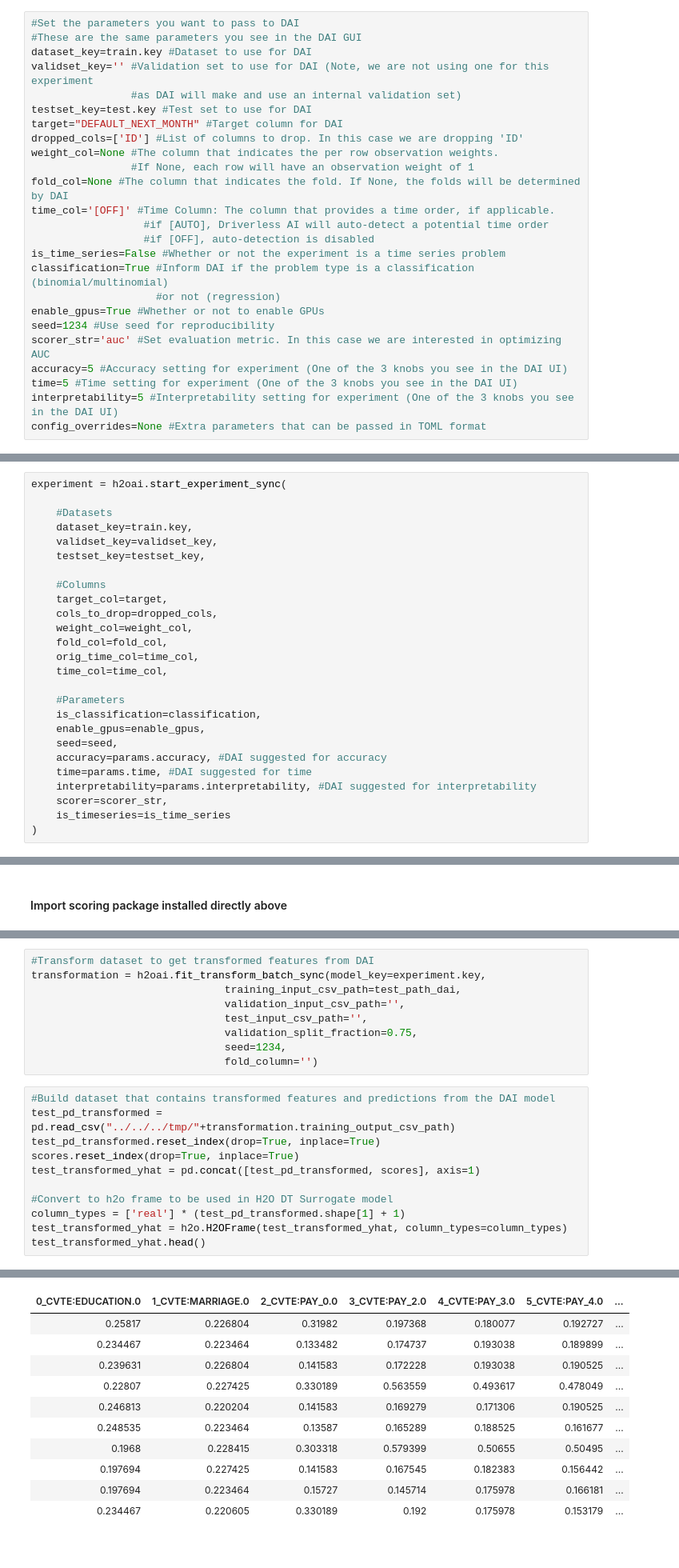
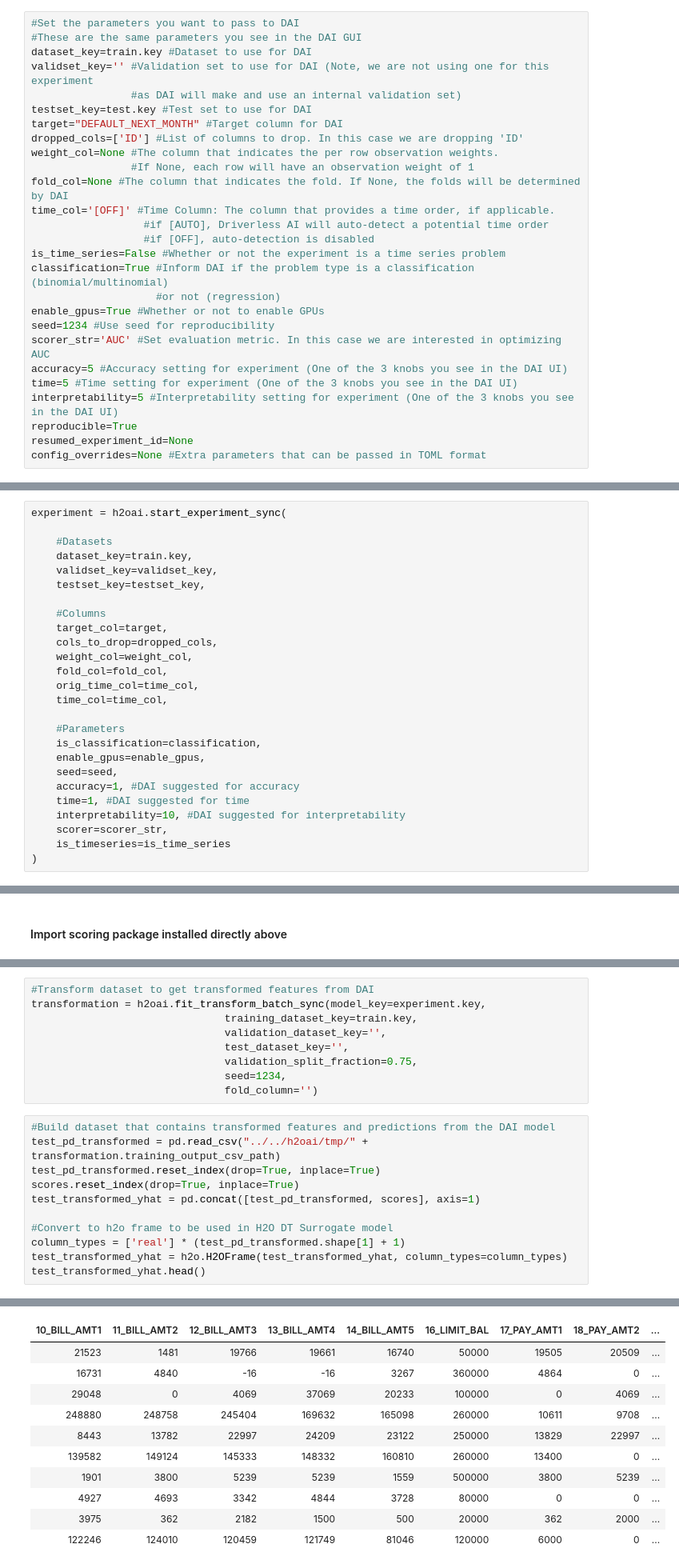
Before and after one commit to h2oai/driverlessai-tutorials, a Jupyter notebook: interpretable_ml/MLIDTSurrogate.ipynb, the cells around one changed output, grey strips where cells are left out. Shown at 80% size. Saved outputs shown, nothing was run; the diff lists cells and outputs as text.

```diff
--- a/interpretable_ml/MLIDTSurrogate.ipynb
+++ b/interpretable_ml/MLIDTSurrogate.ipynb
@@ -147,10 +147,12 @@ classification=True #Inform DAI if the problem type is a classification (binomia
                     #or not (regression)
 enable_gpus=True #Whether or not to enable GPUs
 seed=1234 #Use seed for reproducibility
-scorer_str='auc' #Set evaluation metric. In this case we are interested in optimizing AUC
+scorer_str='AUC' #Set evaluation metric. In this case we are interested in optimizing AUC
 accuracy=5 #Accuracy setting for experiment (One of the 3 knobs you see in the DAI UI)
 time=5 #Time setting for experiment (One of the 3 knobs you see in the DAI UI)
 interpretability=5 #Interpretability setting for experiment (One of the 3 knobs you see in the DAI UI)
+reproducible=True
+resumed_experiment_id=None
 config_overrides=None #Extra parameters that can be passed in TOML format
 # %% [markdown]
 For information on the experiment settings, refer to the [Experiment Settings](http://docs.h2o.ai/driverless-ai/latest-stable/docs/userguide/launching.html#experimentsettings).
@@ -285,9 +295,9 @@ experiment = h2oai.start_experiment_sync(
     is_classification=classification,
     enable_gpus=enable_gpus,
     seed=seed,
-    accuracy=params.accuracy, #DAI suggested for accuracy
-    time=params.time, #DAI suggested for time
-    interpretability=params.interpretability, #DAI suggested for interpretability
+    accuracy=1, #DAI suggested for accuracy
+    time=1, #DAI suggested for time
+    interpretability=10, #DAI suggested for interpretability
     scorer=scorer_str,
     is_timeseries=is_time_series
 )
@@ -467,36 +485,36 @@ Checking whether there is an H2O instance running at http://localhost:54321. con
 # %%
 #Transform dataset to get transformed features from DAI
 transformation = h2oai.fit_transform_batch_sync(model_key=experiment.key,
-                               training_input_csv_path=test_path_dai,
-                               validation_input_csv_path='',
-                               test_input_csv_path='',
+                               training_dataset_key=train.key,
+                               validation_dataset_key='',
+                               test_dataset_key='',
                                validation_split_fraction=0.75,
                                seed=1234,
                                fold_column='')
 # %%
 #Build dataset that contains transformed features and predictions from the DAI model
-test_pd_transformed = pd.read_csv("../../../tmp/"+transformation.training_output_csv_path)
+test_pd_transformed = pd.read_csv("../../h2oai/tmp/" + transformation.training_output_csv_path)
 test_pd_transformed.reset_index(drop=True, inplace=True)
 scores.reset_index(drop=True, inplace=True)
 test_transformed_yhat = pd.concat([test_pd_transformed, scores], axis=1)
 
 #Convert to h2o frame to be used in H2O DT Surrogate model
 column_types = ['real'] * (test_pd_transformed.shape[1] + 1)
 test_transformed_yhat = h2o.H2OFrame(test_transformed_yhat, column_types=column_types)
 test_transformed_yhat.head()
 # %% [output]
 Parse progress: |█████████████████████████████████████████████████████████| 100%
-| 0_CVTE:EDUCATION.0 | 1_CVTE:MARRIAGE.0 | 2_CVTE:PAY_0.0 | 3_CVTE:PAY_2.0 | 4_CVTE:PAY_3.0 | 5_CVTE:PAY_4.0 | ... |
-| 0.25817 | 0.226804 | 0.31982 | 0.197368 | 0.180077 | 0.192727 | ... |
-| 0.234467 | 0.223464 | 0.133482 | 0.174737 | 0.193038 | 0.189899 | ... |
-| 0.239631 | 0.226804 | 0.141583 | 0.172228 | 0.193038 | 0.190525 | ... |
-| 0.22807 | 0.227425 | 0.330189 | 0.563559 | 0.493617 | 0.478049 | ... |
-| 0.246813 | 0.220204 | 0.141583 | 0.169279 | 0.171306 | 0.190525 | ... |
-| 0.248535 | 0.223464 | 0.13587 | 0.165289 | 0.188525 | 0.161677 | ... |
-| 0.1968 | 0.228415 | 0.303318 | 0.579399 | 0.50655 | 0.50495 | ... |
-| 0.197694 | 0.227425 | 0.141583 | 0.167545 | 0.182383 | 0.156442 | ... |
-| 0.197694 | 0.223464 | 0.15727 | 0.145714 | 0.175978 | 0.166181 | ... |
-| 0.234467 | 0.220605 | 0.330189 | 0.192 | 0.175978 | 0.153179 | ... |
+| 10_BILL_AMT1 | 11_BILL_AMT2 | 12_BILL_AMT3 | 13_BILL_AMT4 | 14_BILL_AMT5 | 16_LIMIT_BAL | 17_PAY_AMT1 | 18_PAY_AMT2 | ... |
+| 21523 | 1481 | 19766 | 19661 | 16740 | 50000 | 19505 | 20509 | ... |
+| 16731 | 4840 | -16 | -16 | 3267 | 360000 | 4864 | 0 | ... |
+| 29048 | 0 | 4069 | 37069 | 20233 | 100000 | 0 | 4069 | ... |
+| 248880 | 248758 | 245404 | 169632 | 165098 | 260000 | 10611 | 9708 | ... |
+| 8443 | 13782 | 22997 | 24209 | 23122 | 250000 | 13829 | 22997 | ... |
+| 139582 | 149124 | 145333 | 148332 | 160810 | 260000 | 13400 | 0 | ... |
+| 1901 | 3800 | 5239 | 5239 | 1559 | 500000 | 3800 | 5239 | ... |
+| 4927 | 4693 | 3342 | 4844 | 3728 | 80000 | 0 | 0 | ... |
+| 3975 | 362 | 2182 | 1500 | 500 | 20000 | 362 | 2000 | ... |
+| 122246 | 124010 | 120459 | 121749 | 81046 | 120000 | 6000 | 0 | ... |
 # %%
 #Build dataset that contains original features and predictions from the DAI model
 test_pd.reset_index(drop=True, inplace=True)
```
Also changed, not shown: parts of 19 cells of this notebook.
